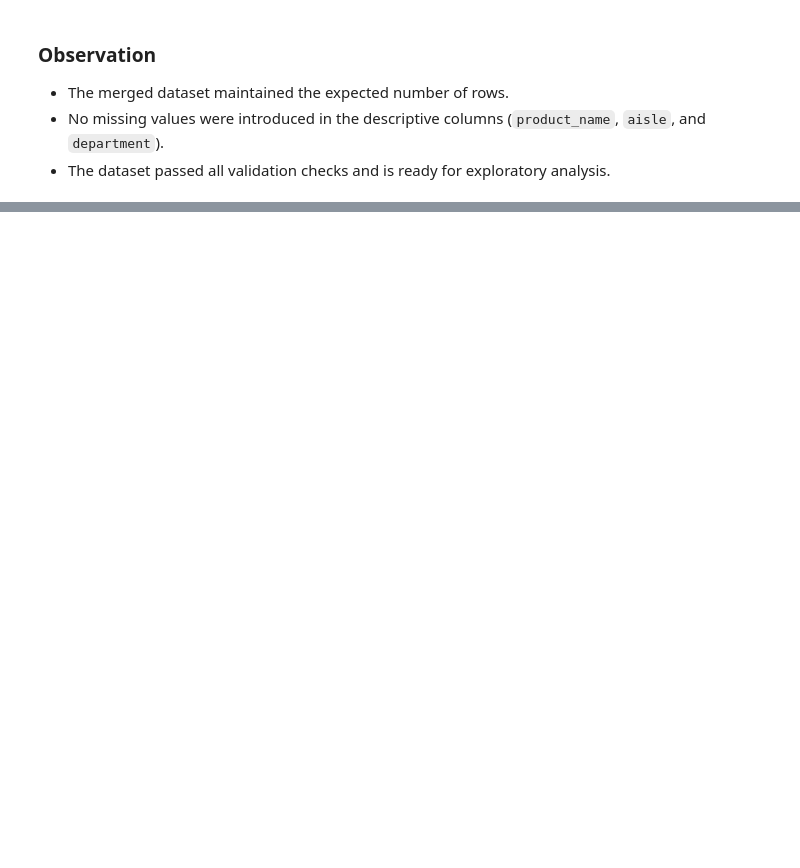
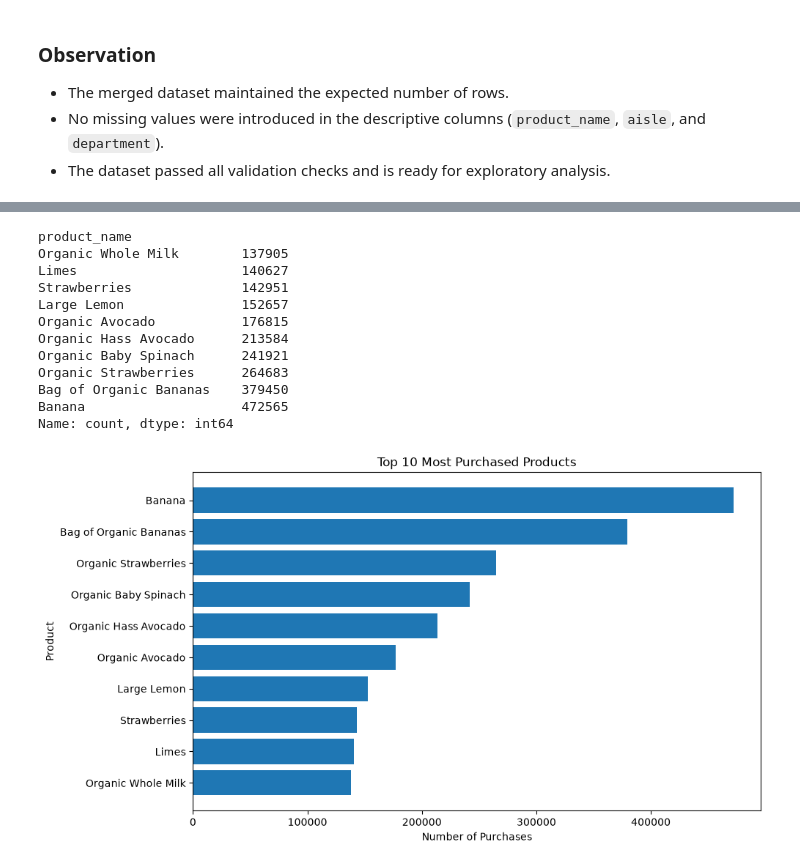
Before and after one commit to Shub305/instacart-market-basket-analysis, a Jupyter notebook: notebooks/instacart_market_basket_analysis.ipynb, the cells around one changed output, grey strips where cells are left out. Saved outputs shown, nothing was run; the diff lists cells and outputs as text; code cells hidden in the pictures; blank space fills up the shorter version.

```diff
--- a/notebooks/instacart_market_basket_analysis.ipynb
+++ b/notebooks/instacart_market_basket_analysis.ipynb
@@ -437,0 +745,32 @@ print(instacart_df[
+# %%
+top_products = (
+    instacart_df["product_name"]
+    .value_counts()
+    .head(10)
+    .sort_values()
+)
+
+display(top_products)
+plt.figure(figsize=(10,6))
+
+plt.barh(top_products.index, top_products.values)
+
+plt.title("Top 10 Most Purchased Products")
+plt.xlabel("Number of Purchases")
+plt.ylabel("Product")
+
+plt.show()
+# %% [output]
+product_name
+Organic Whole Milk        137905
+Limes                     140627
+Strawberries              142951
+Large Lemon               152657
+Organic Avocado           176815
+Organic Hass Avocado      213584
+Organic Baby Spinach      241921
+Organic Strawberries      264683
+Bag of Organic Bananas    379450
+Banana                    472565
+Name: count, dtype: int64
+[figure, added]
```
Also changed, not shown: parts of 47 cells of this notebook.
